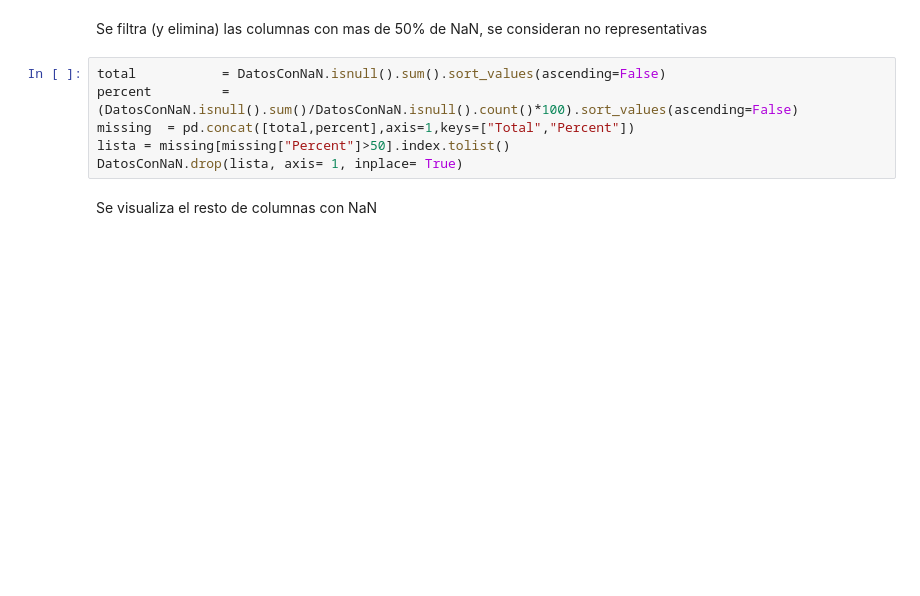
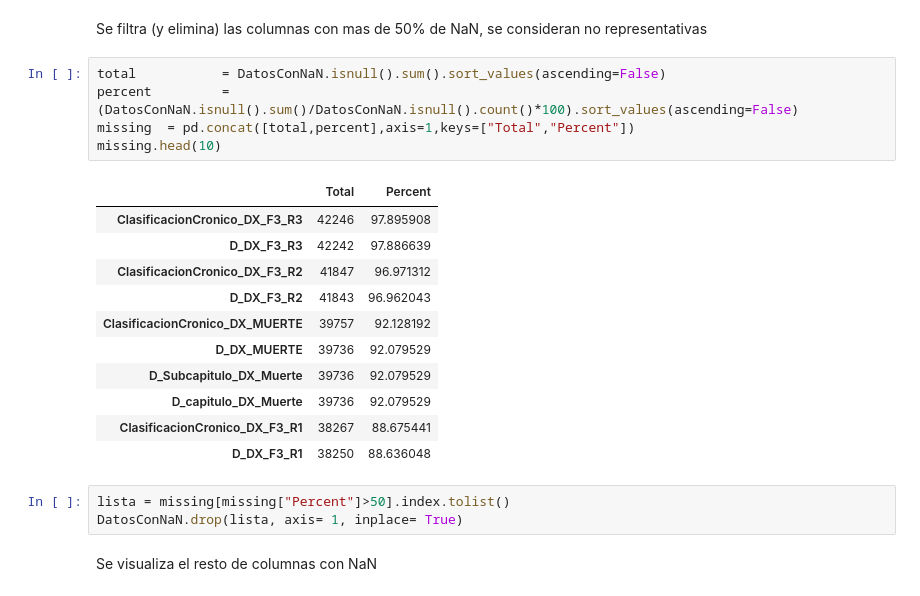
Before and after one commit to AndresBanquezBio/Hackathon, a Jupyter notebook: 01_Analisis_estadistico.ipynb, the cells around one changed output. Cells and saved outputs as stored; diff of their text form; blank space fills up the shorter version.

Commit message:
arreglo datos

```diff
--- a/01_Analisis_estadistico.ipynb
+++ b/01_Analisis_estadistico.ipynb
@@ -114,9 +114,23 @@ Se filtra (y elimina) las columnas con mas de 50% de NaN, se consideran no repre
 # %%
 total           = DatosConNaN.isnull().sum().sort_values(ascending=False)
 percent         = (DatosConNaN.isnull().sum()/DatosConNaN.isnull().count()*100).sort_values(ascending=False)
 missing  = pd.concat([total,percent],axis=1,keys=["Total","Percent"])
-lista = missing[missing["Percent"]>50].index.tolist()
-DatosConNaN.drop(lista, axis= 1, inplace= True)
+missing.head(10)
+# %% [output]
+|  | Total | Percent |
+| ClasificacionCronico_DX_F3_R3 | 42246 | 97.895908 |
+| D_DX_F3_R3 | 42242 | 97.886639 |
+| ClasificacionCronico_DX_F3_R2 | 41847 | 96.971312 |
+| D_DX_F3_R2 | 41843 | 96.962043 |
+| ClasificacionCronico_DX_MUERTE | 39757 | 92.128192 |
+| D_DX_MUERTE | 39736 | 92.079529 |
+| D_Subcapitulo_DX_Muerte | 39736 | 92.079529 |
+| D_capitulo_DX_Muerte | 39736 | 92.079529 |
+| ClasificacionCronico_DX_F3_R1 | 38267 | 88.675441 |
+| D_DX_F3_R1 | 38250 | 88.636048 |
+# %%
+lista = missing[missing["Percent"]>50].index.tolist()
+DatosConNaN.drop(lista, axis= 1, inplace= True)
 # %% [markdown]
 Se visualiza el resto de columnas con NaN
 # %%
```
